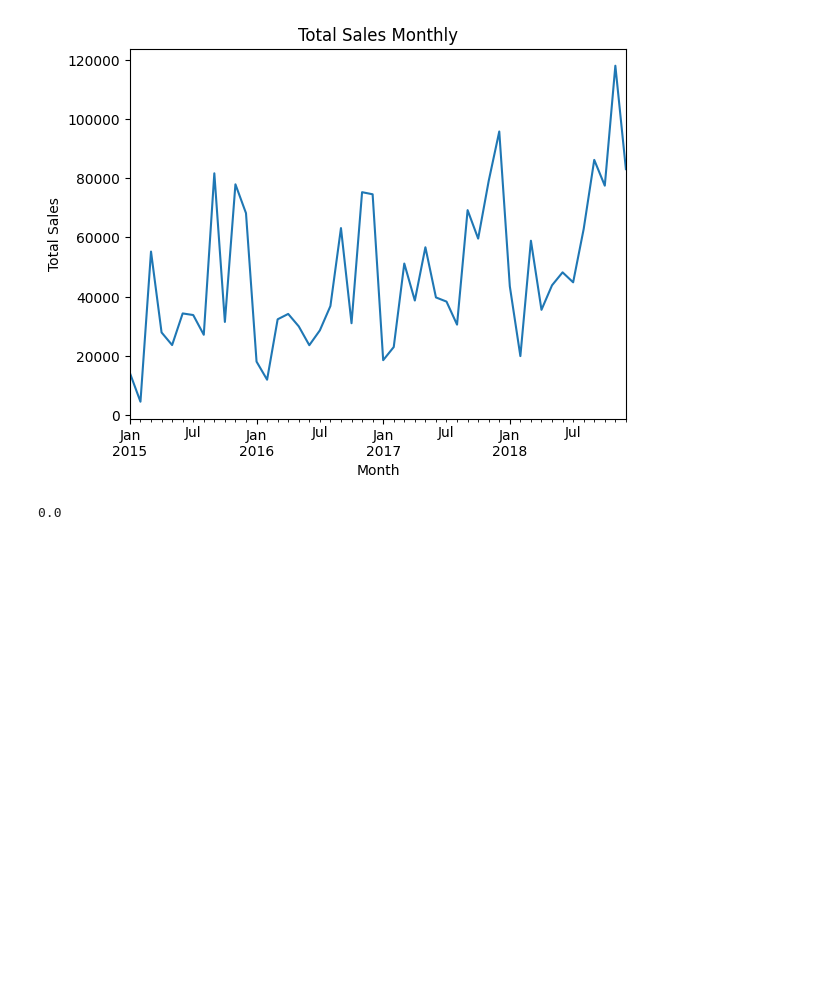
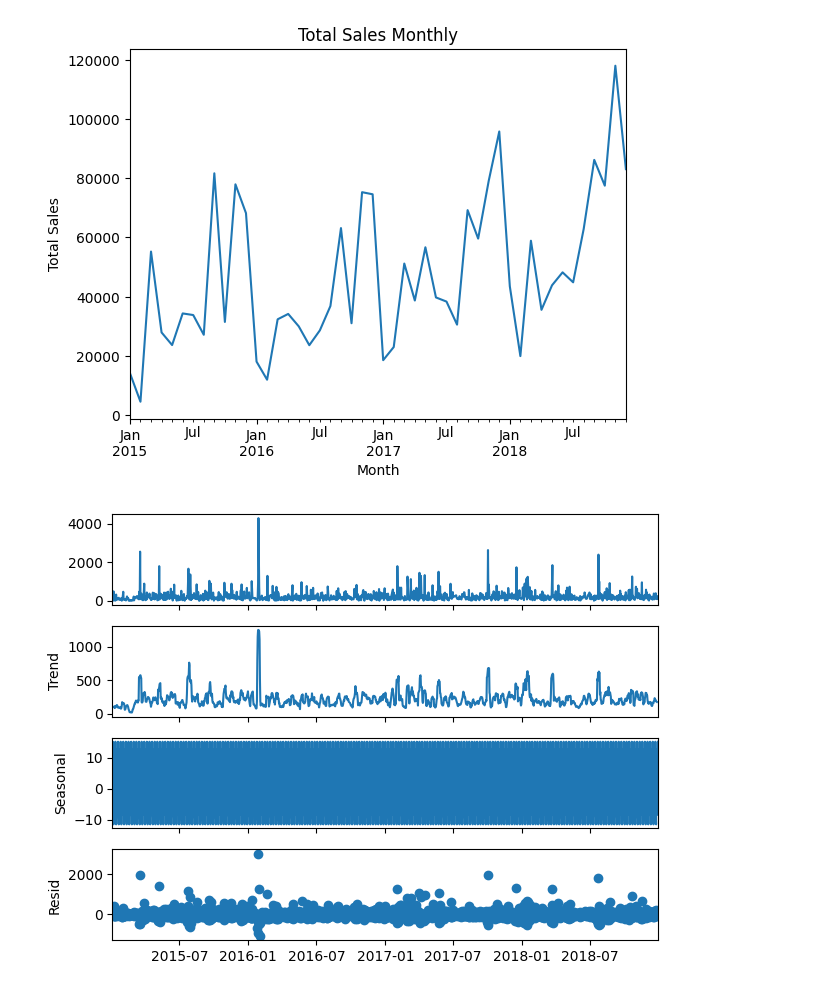
Before and after one commit to PEDROPERDO/Juliari, a Jupyter notebook: Lab 03.ipynb, the cells around one changed output. Saved outputs shown, nothing was run; the diff lists cells and outputs as text; code cells hidden in the pictures; blank space fills up the shorter version.

```diff
--- a/Lab 03.ipynb
+++ b/Lab 03.ipynb
@@ -144,13 +146,11 @@ ylabel = "Total Sales"
 monthly["sales"].plot.line(title=title, xlabel=xlabel, ylabel=ylabel);
 # %% [output]
 [figure]
-# %%
-from statsmodels.tsa.stattools import adfuller
-
-tester = adfuller(origin)
-
-result_p = tester[1]
-
-result_p
-# %% [output]
-0.0
+# %%
+import statsmodels.api as sm
+
+decomposition = sm.tsa.seasonal_decompose(orator, model='additive')
+
+cate = decomposition.plot();
+# %% [output]
+[figure, added]
```
Also changed, not shown: parts of 3 cells of this notebook.
